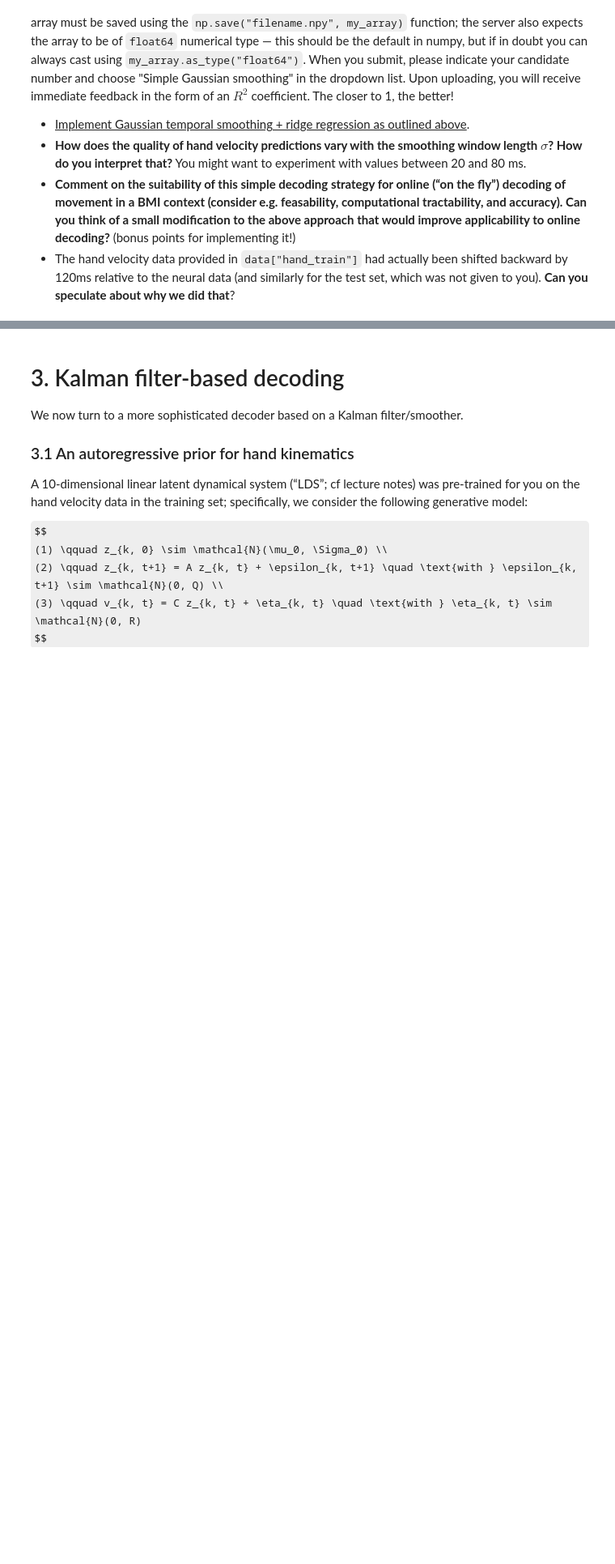
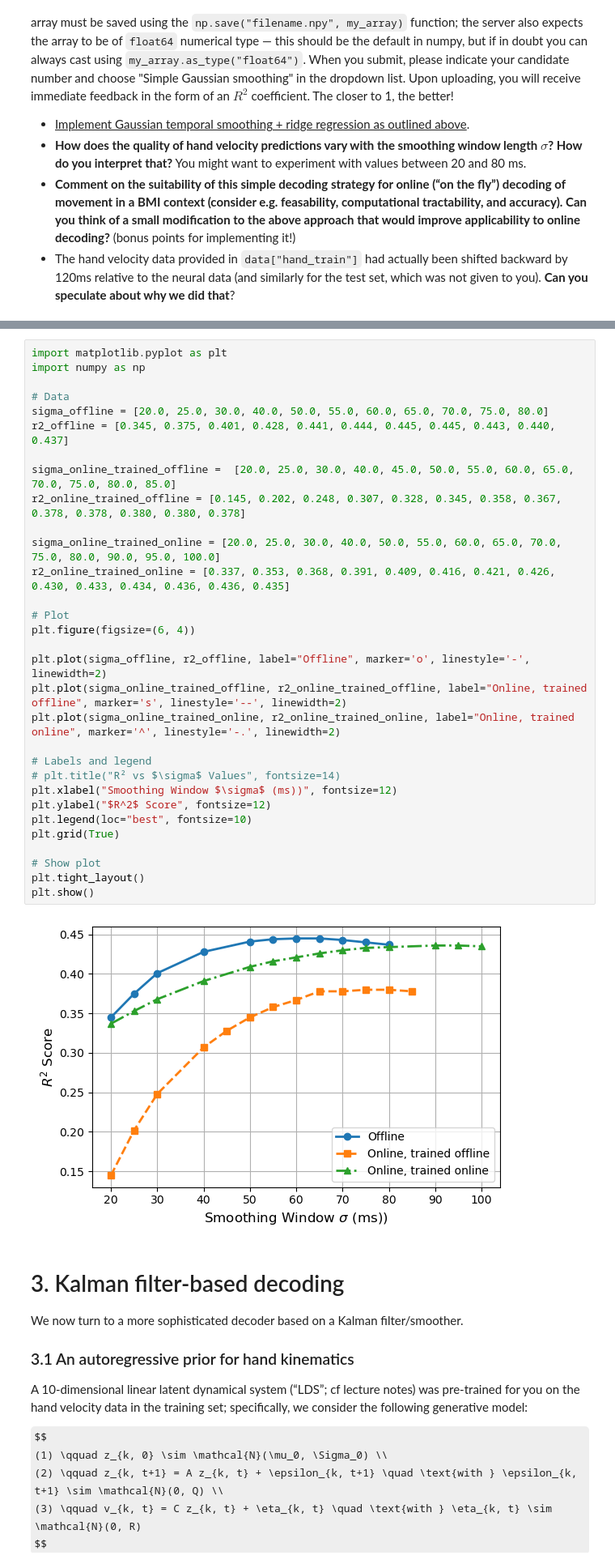
Before and after one commit to derek1909/4G10_CW2, a Jupyter notebook: 4G10-CW2-handout.ipynb, the cells around one changed output, grey strips where cells are left out. Shown: that part at 81% size. Cells and saved outputs as stored; diff of their text form; some formulas as TeX source; blank space fills up the shorter version.

```diff
--- a/4G10-CW2-handout.ipynb
+++ b/4G10-CW2-handout.ipynb
@@ -219,3 +228,36 @@ plt.legend()
+# %%
+import matplotlib.pyplot as plt
+import numpy as np
+
+# Data
+sigma_offline = [20.0, 25.0, 30.0, 40.0, 50.0, 55.0, 60.0, 65.0, 70.0, 75.0, 80.0]
+r2_offline = [0.345, 0.375, 0.401, 0.428, 0.441, 0.444, 0.445, 0.445, 0.443, 0.440, 0.437]
+
+sigma_online_trained_offline =  [20.0, 25.0, 30.0, 40.0, 45.0, 50.0, 55.0, 60.0, 65.0, 70.0, 75.0, 80.0, 85.0]
+r2_online_trained_offline = [0.145, 0.202, 0.248, 0.307, 0.328, 0.345, 0.358, 0.367, 0.378, 0.378, 0.380, 0.380, 0.378]
+
+sigma_online_trained_online = [20.0, 25.0, 30.0, 40.0, 50.0, 55.0, 60.0, 65.0, 70.0, 75.0, 80.0, 90.0, 95.0, 100.0]
+r2_online_trained_online = [0.337, 0.353, 0.368, 0.391, 0.409, 0.416, 0.421, 0.426, 0.430, 0.433, 0.434, 0.436, 0.436, 0.435]
+
+# Plot
+plt.figure(figsize=(6, 4))
+
+plt.plot(sigma_offline, r2_offline, label="Offline", marker='o', linestyle='-', linewidth=2)
+plt.plot(sigma_online_trained_offline, r2_online_trained_offline, label="Online, trained offline", marker='s', linestyle='--', linewidth=2)
+plt.plot(sigma_online_trained_online, r2_online_trained_online, label="Online, trained online", marker='^', linestyle='-.', linewidth=2)
+
+# Labels and legend
+# plt.title("R² vs $\sigma$ Values", fontsize=14)
+plt.xlabel("Smoothing Window $\sigma$ (ms))", fontsize=12)
+plt.ylabel("$R^2$ Score", fontsize=12)
+plt.legend(loc="best", fontsize=10)
+plt.grid(True)
+
+# Show plot
+plt.tight_layout()
+plt.show()
+# %% [output]
+[figure, added]
 # %% [markdown]
 # 3. Kalman filter-based decoding
 
```
Also changed, not shown: parts of 3 cells of this notebook, 2 other files.
